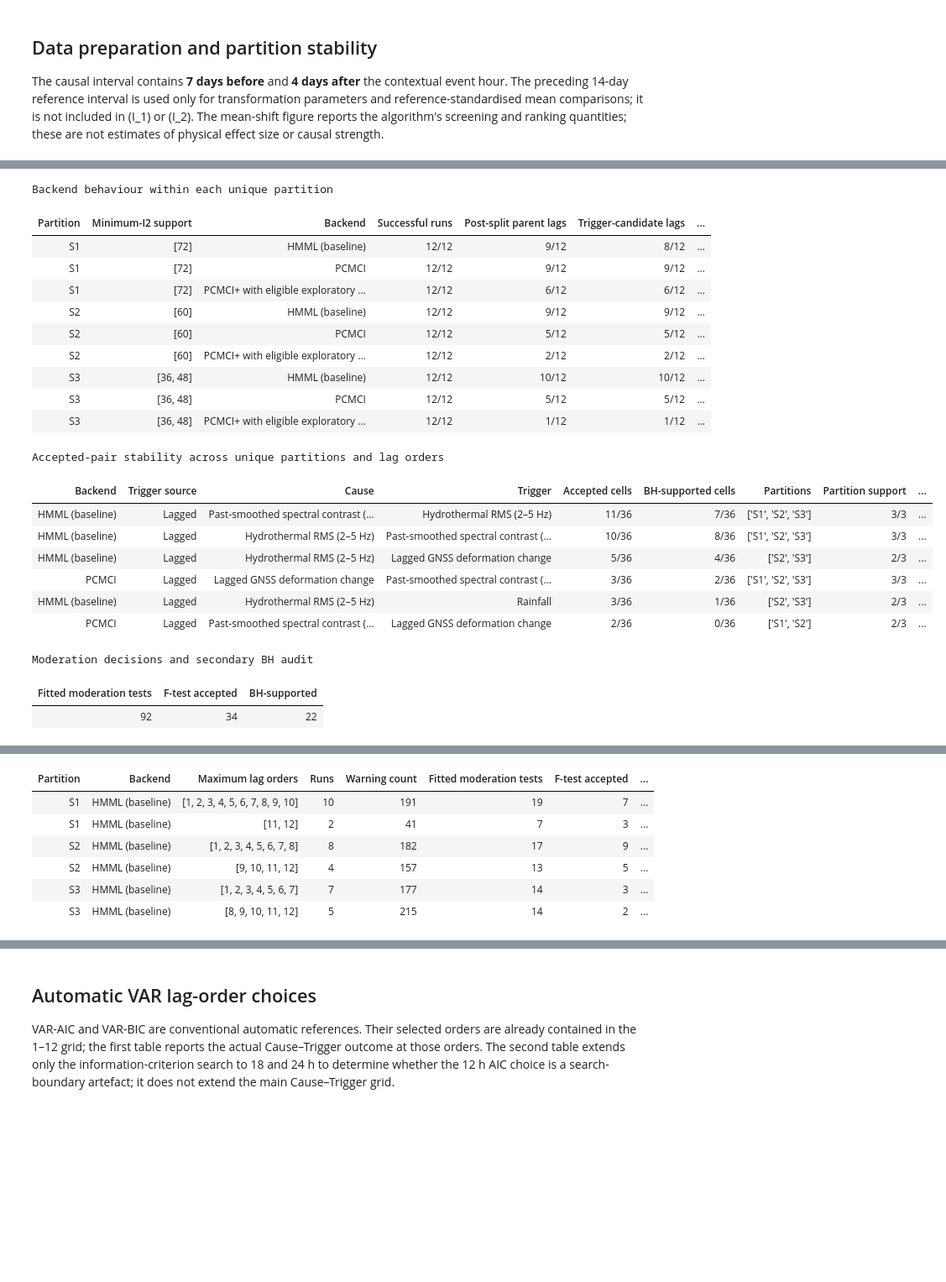
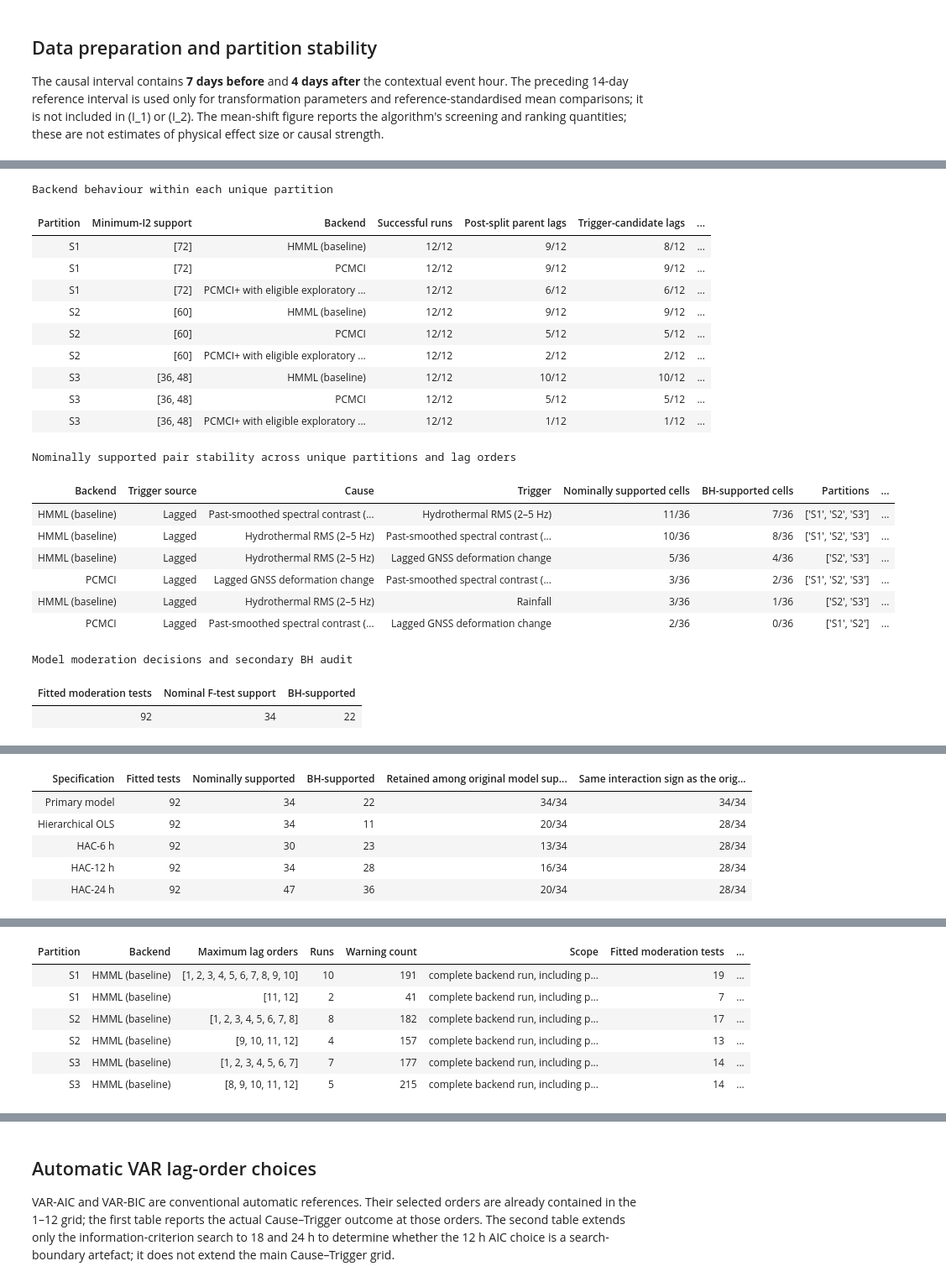
Before and after one commit to alectois/Distinguishing-Causes-and-Triggers-in-Volcanic-and-Seismic-Processes, a Jupyter notebook: notebooks/whakaari_cause_trigger.ipynb, the cells around one changed output, grey strips where cells are left out. Shown at 84% size. Saved outputs shown, nothing was run; the diff lists cells and outputs as text; code cells hidden in the pictures; blank space fills up the shorter version.

```diff
--- a/notebooks/whakaari_cause_trigger.ipynb
+++ b/notebooks/whakaari_cause_trigger.ipynb
@@ -32,10 +32,12 @@ from cause_trigger_reporting import (
     backend_split_summary,
     export_audit_csvs,
     mean_shift_role_table,
+    moderation_summary,
     multiplicity_audit_summary,
     pair_split_lag_summary,
     plot_effect_with_splits,
     plot_mean_shift_roles,
+    plot_moderation_heatmap,
     plot_pair_stability_heatmap,
     run_unique_split_grid,
     show_table,
@@ -91,6 +93,7 @@ PCMCI_PLUS_PC_ALPHA = 0.01
 PCMCI_ALPHA_LEVEL = 0.05
 PCMCI_FDR_METHOD = "fdr_bh"
 COND_IND_TEST = "robust_parcorr"
+HAC_LAGS = (6, 12, 24)
 # %% [markdown]
 ## Data preparation and partition stability
 
@@ -114,6 +117,7 @@ analysis = prepare_case_analysis(
     pcmci_alpha_level=PCMCI_ALPHA_LEVEL,
     pcmci_fdr_method=PCMCI_FDR_METHOD,
     cond_ind_test=COND_IND_TEST,
+    hac_lags=HAC_LAGS,
 )
 
 show_table(analysis.design_summary, "Final analysis design and timing")
@@ -206,6 +213,7 @@ experiment_grid, all_diagnostics = run_unique_split_grid(
         "pcmci_alpha_level": PCMCI_ALPHA_LEVEL,
         "pcmci_fdr_method": PCMCI_FDR_METHOD,
         "conditional_independence_test": COND_IND_TEST,
+        "hac_lags": HAC_LAGS,
     }
 )
 
@@ -238,10 +246,18 @@ warning_pattern_table = warning_pattern_summary(
 )
 
 show_table(backend_summary, "Backend behaviour within each unique partition")
-show_table(pair_summary, "Accepted-pair stability across unique partitions and lag orders")
+show_table(pair_summary, "Nominally supported pair stability across unique partitions and lag orders")
 show_table(
     multiplicity_audit_summary(all_diagnostics),
-    "Moderation decisions and secondary BH audit",
+    "Model moderation decisions and secondary BH audit",
+)
+sensitivity_summary = moderation_summary(
+    all_diagnostics,
+    hac_lags=HAC_LAGS,
+)
+show_table(
+    sensitivity_summary,
+    "Hierarchical–HAC moderation sensitivity analysis",
 )
 
 if not warning_table.empty:
@@ -260,41 +276,50 @@ plot_pair_stability_heatmap(
     hmml_grid,
     lags=LAG_GRID,
     variable_labels=FIGURE_LABELS,
     backend_labels={"hmml": "HMML (baseline)"},
     title="Whakaari: HMML ordered-pair stability",
     filename="whakaari_hmml_pair_stability_heatmap",
     save_dir=FIGURES_DIR,
 )
 
+plot_moderation_heatmap(
+    all_diagnostics,
+    hac_lags=HAC_LAGS,
+    variable_labels=FIGURE_LABELS,
+    title="Whakaari: hierarchical–HAC of nominal classifications",
+    filename="whakaari_hierarchical_hac",
+    save_dir=FIGURES_DIR,
+)
+
 errors = experiment_grid.loc[experiment_grid["error"].notna()]
 if not errors.empty:
     show_table(
         errors[["split_id", "backend", "lag", "error"]],
         "Execution errors",
     )
 
 if SHOW_FULL_GRID:
     show_table(experiment_grid.drop(columns="error"), "Complete unique-partition grid")
 # %% [output]
 Backend behaviour within each unique partition
 | Partition | Minimum-I2 support | Backend | Successful runs | Post-split parent lags | Trigger-candidate lags | ... |
 | S1 | [72] | HMML (baseline) | 12/12 | 9/12 | 8/12 | ... |
 | S1 | [72] | PCMCI | 12/12 | 9/12 | 9/12 | ... |
 | S1 | [72] | PCMCI+ with eligible exploratory ... | 12/12 | 6/12 | 6/12 | ... |
 | S2 | [60] | HMML (baseline) | 12/12 | 9/12 | 9/12 | ... |
 | S2 | [60] | PCMCI | 12/12 | 5/12 | 5/12 | ... |
 | S2 | [60] | PCMCI+ with eligible exploratory ... | 12/12 | 2/12 | 2/12 | ... |
 | S3 | [36, 48] | HMML (baseline) | 12/12 | 10/12 | 10/12 | ... |
 | S3 | [36, 48] | PCMCI | 12/12 | 5/12 | 5/12 | ... |
 | S3 | [36, 48] | PCMCI+ with eligible exploratory ... | 12/12 | 1/12 | 1/12 | ... |
-Accepted-pair stability across unique partitions and lag orders
+Nominally supported pair stability across unique partitions and lag orders
-| Backend | Trigger source | Cause | Trigger | Accepted cells | BH-supported cells | Partitions | Partition support | ... |
-| HMML (baseline) | Lagged | Past-smoothed spectral contrast (... | Hydrothermal RMS (2–5 Hz) | 11/36 | 7/36 | ['S1', 'S2', 'S3'] | 3/3 | ... |
-| HMML (baseline) | Lagged | Hydrothermal RMS (2–5 Hz) | Past-smoothed spectral contrast (... | 10/36 | 8/36 | ['S1', 'S2', 'S3'] | 3/3 | ... |
-| HMML (baseline) | Lagged | Hydrothermal RMS (2–5 Hz) | Lagged GNSS deformation change | 5/36 | 4/36 | ['S2', 'S3'] | 2/3 | ... |
-| PCMCI | Lagged | Lagged GNSS deformation change | Past-smoothed spectral contrast (... | 3/36 | 2/36 | ['S1', 'S2', 'S3'] | 3/3 | ... |
-| HMML (baseline) | Lagged | Hydrothermal RMS (2–5 Hz) | Rainfall | 3/36 | 1/36 | ['S2', 'S3'] | 2/3 | ... |
-| PCMCI | Lagged | Past-smoothed spectral contrast (... | Lagged GNSS deformation change | 2/36 | 0/36 | ['S1', 'S2'] | 2/3 | ... |
+| Backend | Trigger source | Cause | Trigger | Nominally supported cells | BH-supported cells | Partitions | ... |
+| HMML (baseline) | Lagged | Past-smoothed spectral contrast (... | Hydrothermal RMS (2–5 Hz) | 11/36 | 7/36 | ['S1', 'S2', 'S3'] | ... |
+| HMML (baseline) | Lagged | Hydrothermal RMS (2–5 Hz) | Past-smoothed spectral contrast (... | 10/36 | 8/36 | ['S1', 'S2', 'S3'] | ... |
+| HMML (baseline) | Lagged | Hydrothermal RMS (2–5 Hz) | Lagged GNSS deformation change | 5/36 | 4/36 | ['S2', 'S3'] | ... |
+| PCMCI | Lagged | Lagged GNSS deformation change | Past-smoothed spectral contrast (... | 3/36 | 2/36 | ['S1', 'S2', 'S3'] | ... |
+| HMML (baseline) | Lagged | Hydrothermal RMS (2–5 Hz) | Rainfall | 3/36 | 1/36 | ['S2', 'S3'] | ... |
+| PCMCI | Lagged | Past-smoothed spectral contrast (... | Lagged GNSS deformation change | 2/36 | 0/36 | ['S1', 'S2'] | ... |
-Moderation decisions and secondary BH audit
+Model moderation decisions and secondary BH audit
-| Fitted moderation tests | F-test accepted | BH-supported |
+| Fitted moderation tests | Nominal F-test support | BH-supported |
 | 92 | 34 | 22 |
@@ -302,7 +327,6 @@ Warning patterns by lag-order range
-| Partition | Backend | Maximum lag orders | Runs | Warning count | Fitted moderation tests | F-test accepted | ... |
-| S1 | HMML (baseline) | [1, 2, 3, 4, 5, 6, 7, 8, 9, 10] | 10 | 191 | 19 | 7 | ... |
-| S1 | HMML (baseline) | [11, 12] | 2 | 41 | 7 | 3 | ... |
-| S2 | HMML (baseline) | [1, 2, 3, 4, 5, 6, 7, 8] | 8 | 182 | 17 | 9 | ... |
-| S2 | HMML (baseline) | [9, 10, 11, 12] | 4 | 157 | 13 | 5 | ... |
-| S3 | HMML (baseline) | [1, 2, 3, 4, 5, 6, 7] | 7 | 177 | 14 | 3 | ... |
-| S3 | HMML (baseline) | [8, 9, 10, 11, 12] | 5 | 215 | 14 | 2 | ... |
+| Specification | Fitted tests | Nominally supported | BH-supported | Retained among original model sup... | Same interaction sign as the orig... |
+| Primary model | 92 | 34 | 22 | 34/34 | 34/34 |
+| Hierarchical OLS | 92 | 34 | 11 | 20/34 | 28/34 |
+| HAC-6 h | 92 | 30 | 23 | 13/34 | 28/34 |
+| HAC-12 h | 92 | 34 | 28 | 16/34 | 28/34 |
+| HAC-24 h | 92 | 47 | 36 | 20/34 | 28/34 |
@@ -309 +334,8 @@ Warning patterns by lag-order range
+| Partition | Backend | Maximum lag orders | Runs | Warning count | Scope | Fitted moderation tests | ... |
+| S1 | HMML (baseline) | [1, 2, 3, 4, 5, 6, 7, 8, 9, 10] | 10 | 191 | complete backend run, including p... | 19 | ... |
+| S1 | HMML (baseline) | [11, 12] | 2 | 41 | complete backend run, including p... | 7 | ... |
+| S2 | HMML (baseline) | [1, 2, 3, 4, 5, 6, 7, 8] | 8 | 182 | complete backend run, including p... | 17 | ... |
+| S2 | HMML (baseline) | [9, 10, 11, 12] | 4 | 157 | complete backend run, including p... | 13 | ... |
+| S3 | HMML (baseline) | [1, 2, 3, 4, 5, 6, 7] | 7 | 177 | complete backend run, including p... | 14 | ... |
+| S3 | HMML (baseline) | [8, 9, 10, 11, 12] | 5 | 215 | complete backend run, including p... | 14 | ... |
 [figure]
```
Also changed, not shown: parts of 7 cells of this notebook, 35 other files.
